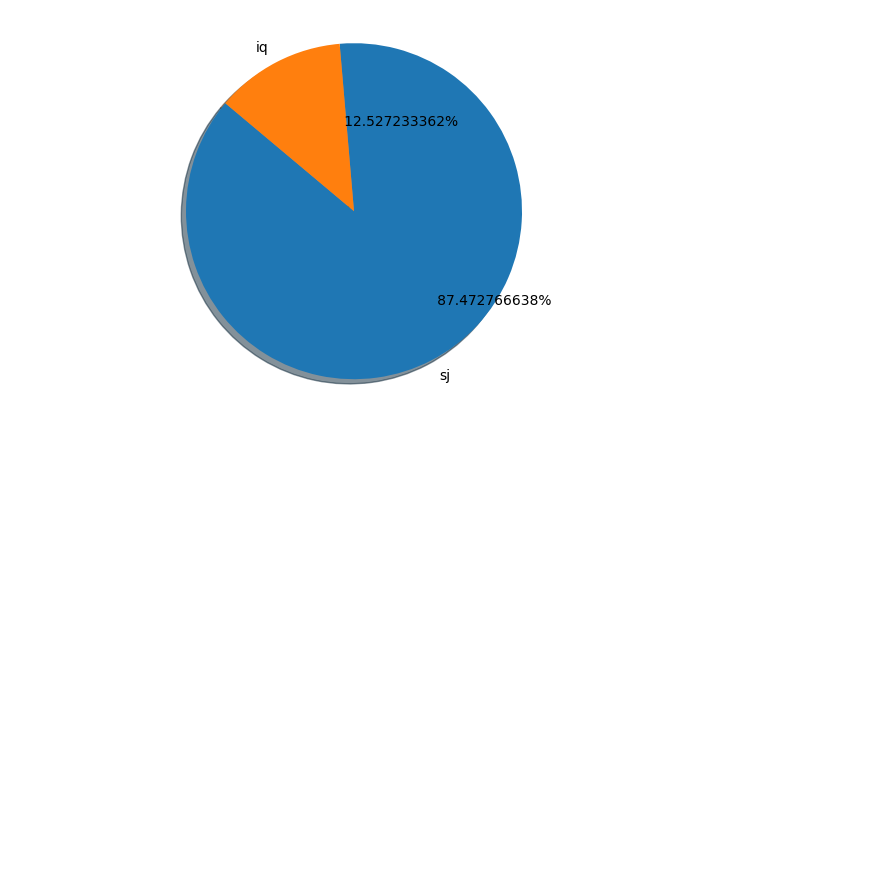
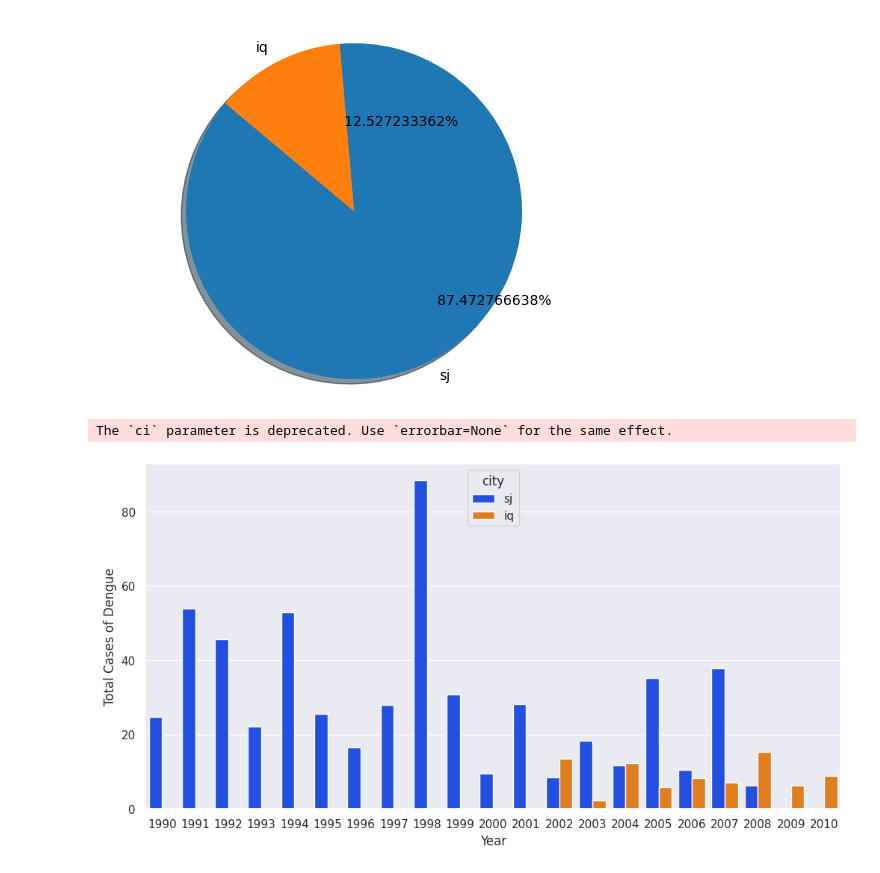
Before and after one commit to Sumitmeharwade/dengAI, a Jupyter notebook: DengAI.ipynb, the cells around one changed output. Cells and saved outputs as stored; diff of their text form; code cells hidden in the pictures; blank space fills up the shorter version.

```diff
--- a/DengAI.ipynb
+++ b/DengAI.ipynb
@@ -550,3 +550,13 @@ plt.axis('equal')
 plt.show()
 # %% [output]
 [figure]
+# %%
+#number of cases per year
+sns.set(style="darkgrid", palette="bright")
+plt.figure(figsize=(12,6))
+sns.barplot(x='year', y='total_cases', hue='city', ci=None, data=df)
+plt.xlabel('Year')
+plt.ylabel('Total Cases of Dengue');
+# %% [output]
+The `ci` parameter is deprecated. Use `errorbar=None` for the same effect.
+[figure, added]
```
Also changed, not shown: parts of 1 cell of this notebook.
